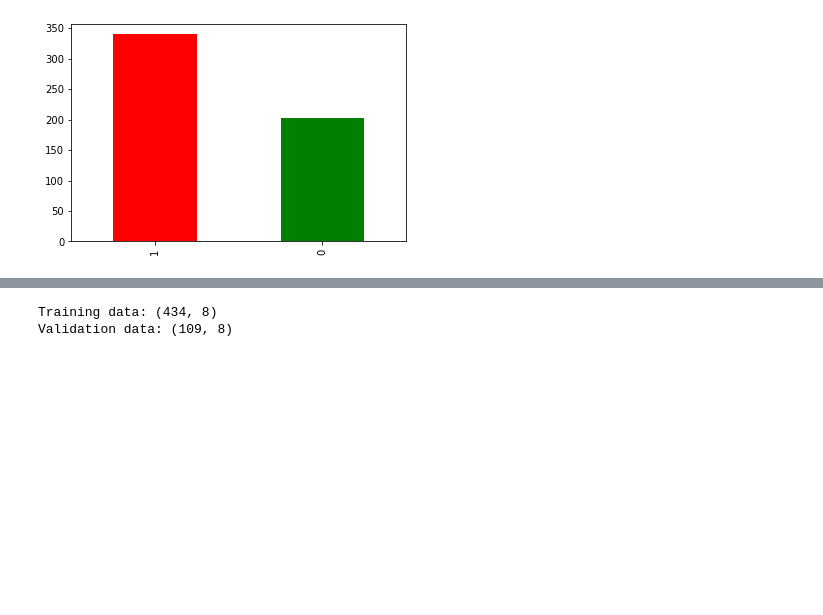
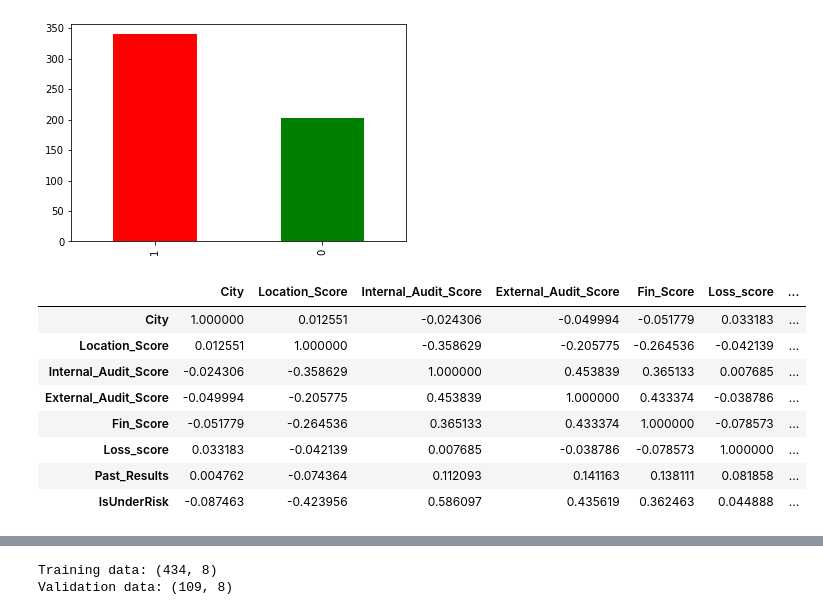
Before and after one commit to georgek2/ENd-To-EnD, a Jupyter notebook: 11_Finance/baseline.ipynb, the cells around one changed output, grey strips where cells are left out. Drawn from its saved outputs; the diff is of its cells as text; code cells hidden in the pictures; blank space fills up the shorter version.

```diff
--- a/11_Finance/baseline.ipynb
+++ b/11_Finance/baseline.ipynb
@@ -217,3 +217,15 @@ data.IsUnderRisk.value_counts().plot(kind = 'bar', color = ['red', 'green'])
 # %% [output]
 <AxesSubplot:>
 [figure]
+# %%
+data.corr()
+# %% [output]
+|  | City | Location_Score | Internal_Audit_Score | External_Audit_Score | Fin_Score | Loss_score | ... |
+| City | 1.000000 | 0.012551 | -0.024306 | -0.049994 | -0.051779 | 0.033183 | ... |
+| Location_Score | 0.012551 | 1.000000 | -0.358629 | -0.205775 | -0.264536 | -0.042139 | ... |
+| Internal_Audit_Score | -0.024306 | -0.358629 | 1.000000 | 0.453839 | 0.365133 | 0.007685 | ... |
+| External_Audit_Score | -0.049994 | -0.205775 | 0.453839 | 1.000000 | 0.433374 | -0.038786 | ... |
+| Fin_Score | -0.051779 | -0.264536 | 0.365133 | 0.433374 | 1.000000 | -0.078573 | ... |
+| Loss_score | 0.033183 | -0.042139 | 0.007685 | -0.038786 | -0.078573 | 1.000000 | ... |
+| Past_Results | 0.004762 | -0.074364 | 0.112093 | 0.141163 | 0.138111 | 0.081858 | ... |
+| IsUnderRisk | -0.087463 | -0.423956 | 0.586097 | 0.435619 | 0.362463 | 0.044888 | ... |
```
Also changed, not shown: parts of 35 cells of this notebook.
